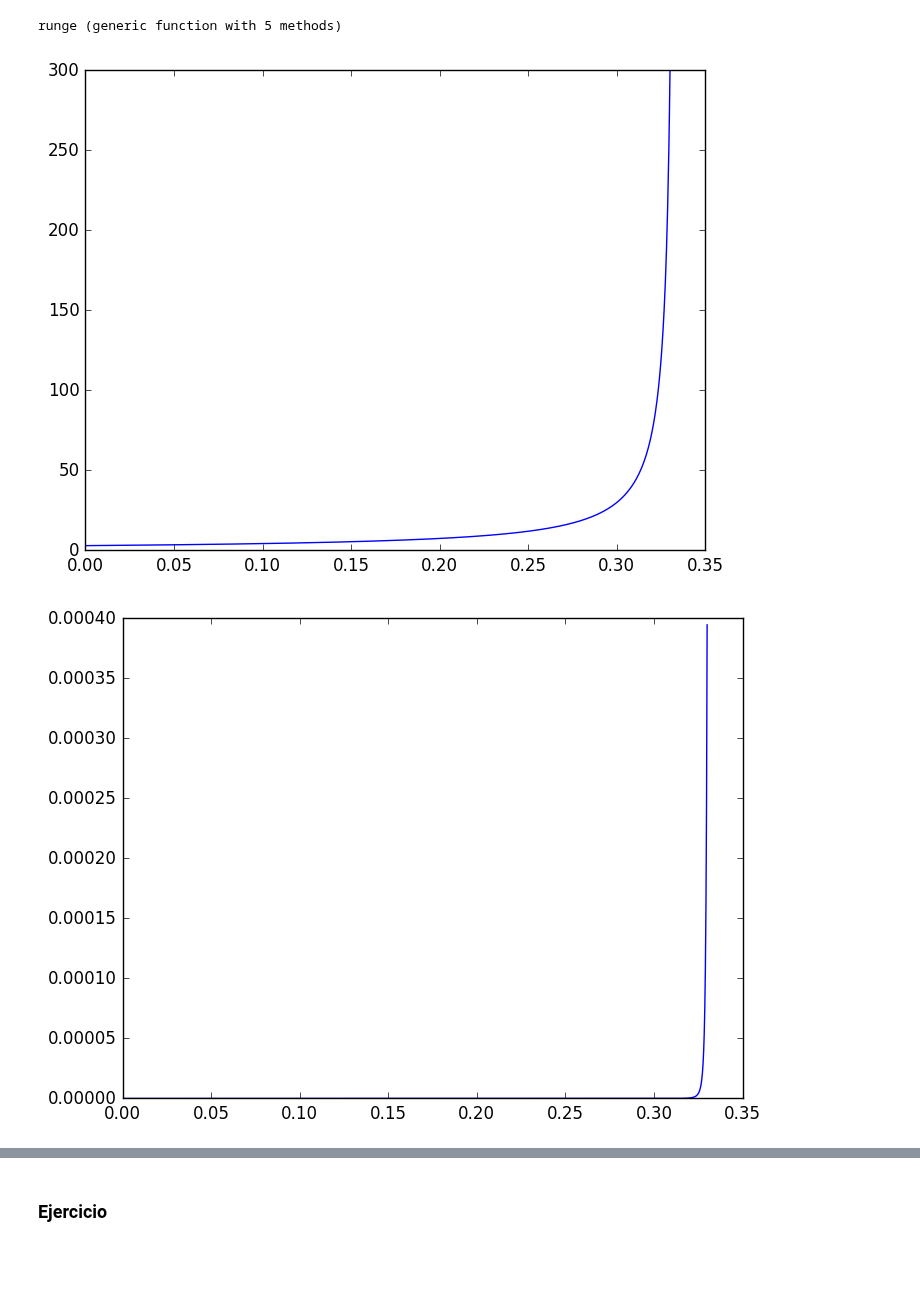
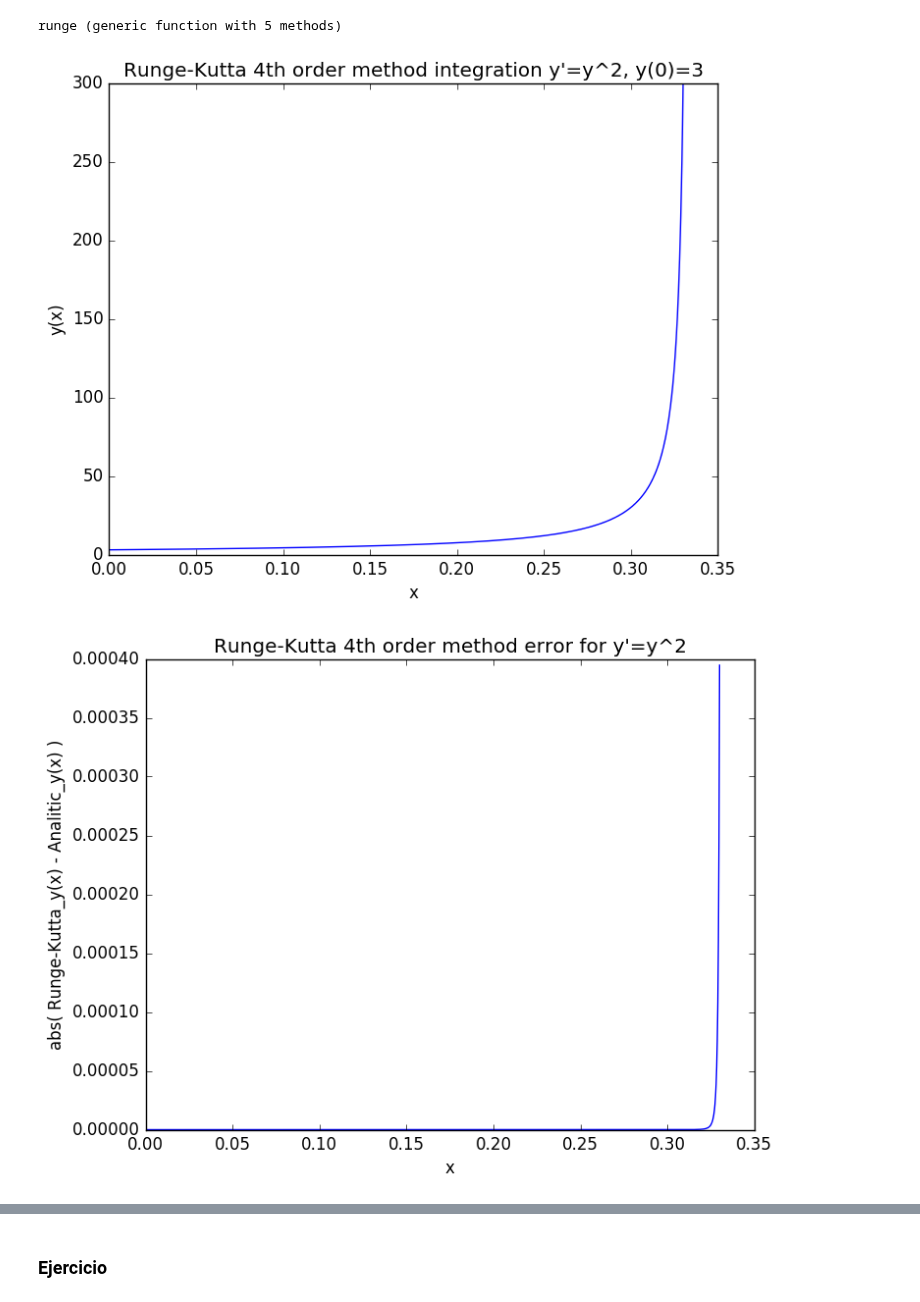
Before and after one commit to lbenet/2016-2_TSFisicaComputacional, a Jupyter notebook: tareas/CarlosLopez/Tarea7.ipynb, the cells around one changed output, grey strips where cells are left out. Drawn from its saved outputs; the diff is of its cells as text; code cells hidden in the pictures; blank space fills up the shorter version.

```diff
--- a/tareas/CarlosLopez/Tarea7.ipynb
+++ b/tareas/CarlosLopez/Tarea7.ipynb
@@ -341,20 +347,26 @@ runge (generic function with 5 methods)
 f(x,y)=y^2
 a=runge(f,0,3,.33,1000)
 plot(a[1],a[2])
+xlabel("x")
+ylabel("y(x)")
+title("Runge-Kutta 4th order method integration y'=y^2, y(0)=3")
 show()
 # %% [output]
-[figure, old version]
+[figure, new version]
 # %%
 #Error
 Er=[]
 for i=1:length(a[1])
     e=abs(a[2][i]-(3/(1-(3*a[1][i]))))
     push!(Er,e)
 end
 plot(a[1],Er)
+xlabel("x")
+ylabel("abs( Runge-Kutta_y(x) - Analitic_y(x) )")
+title("Runge-Kutta 4th order method error for y'=y^2")
 show()
 # %% [output]
-[figure, old version]
+[figure, new version]
 # %%
 #error Taylor vs Runge
 Evs=[]
```
Also changed, not shown: parts of 9 cells of this notebook.
